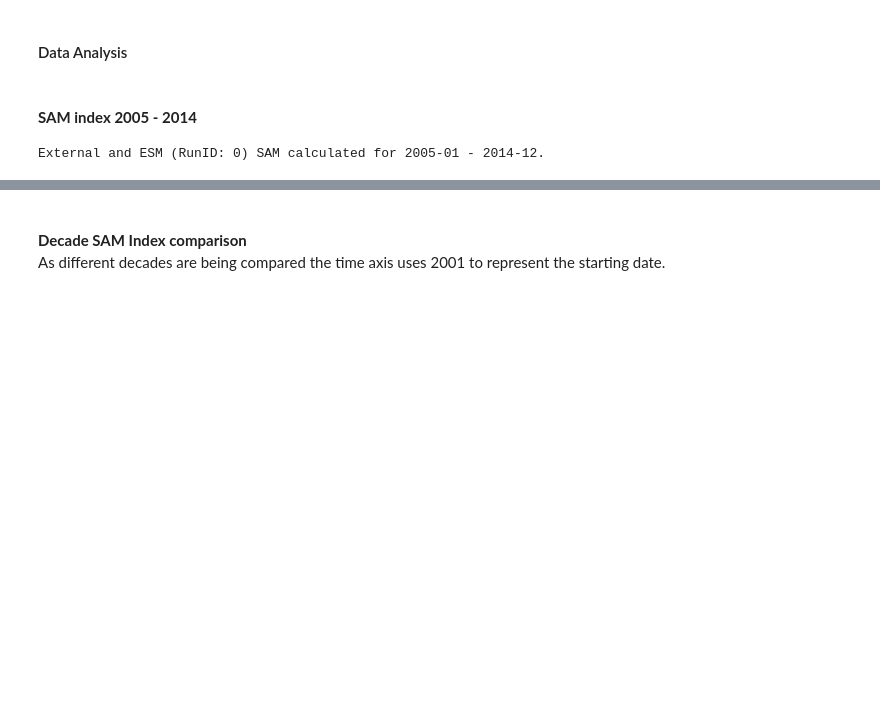
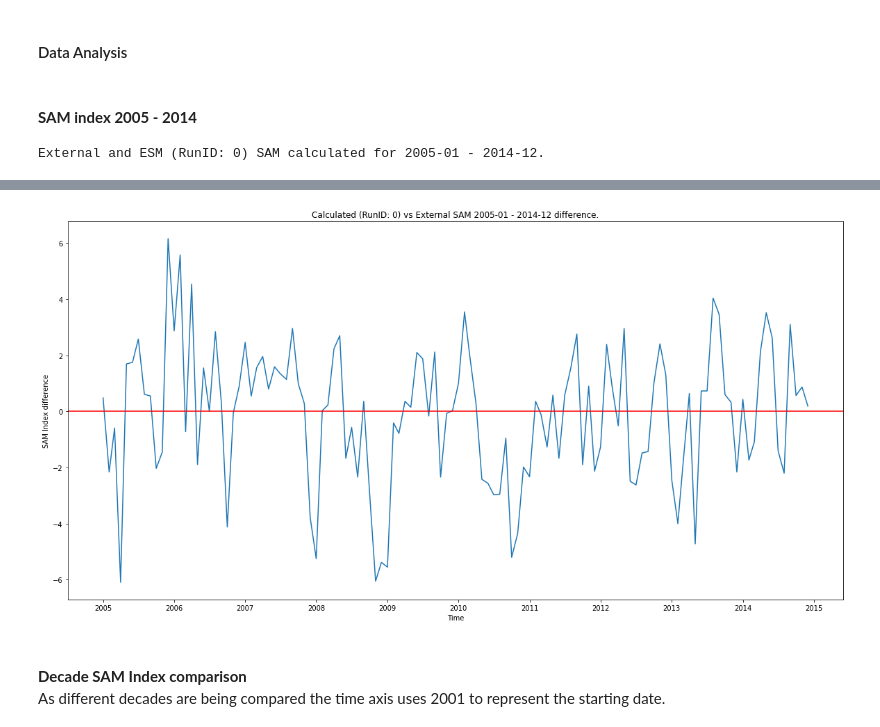
Before and after one commit to el1247/BAS_AI4ER_SAM, a Jupyter notebook: notebooks/exploratory/1.2_el_SAMAnalysis.ipynb, the cells around one changed output, grey strips where cells are left out. Saved outputs shown, nothing was run; the diff lists cells and outputs as text; code cells hidden in the pictures; blank space fills up the shorter version.

```diff
--- a/notebooks/exploratory/1.2_el_SAMAnalysis.ipynb
+++ b/notebooks/exploratory/1.2_el_SAMAnalysis.ipynb
@@ -401,12 +411,14 @@ KeyError: 'SAM_Index'
 # %%
-SAMDiff = SAM2005_14["SAM_Index"] - extSAM2005_14[1]
+SAMDiff = SAM2005_14["SAM_Index_0"] - extSAM2005_14[1]
 plt.figure(1, figsize=(20,10))
 plt.plot(extSAM2005_14[0], SAMDiff, label="external_SAM_2005_14")
 plt.axhline(0, color="Red")
 plt.title("Calculated (RunID: "+str(runID)+") vs External SAM "+startDate+" - "+endDate+" difference.")
 plt.ylabel("SAM Index difference")
 plt.xlabel("Time")
 plt.show()
+# %% [output]
+[figure, added]
 # %% [markdown]
 <br>
 <b>Decade SAM Index comparison</b><br>
```
Also changed, not shown: parts of 15 cells of this notebook, 2 other files.
